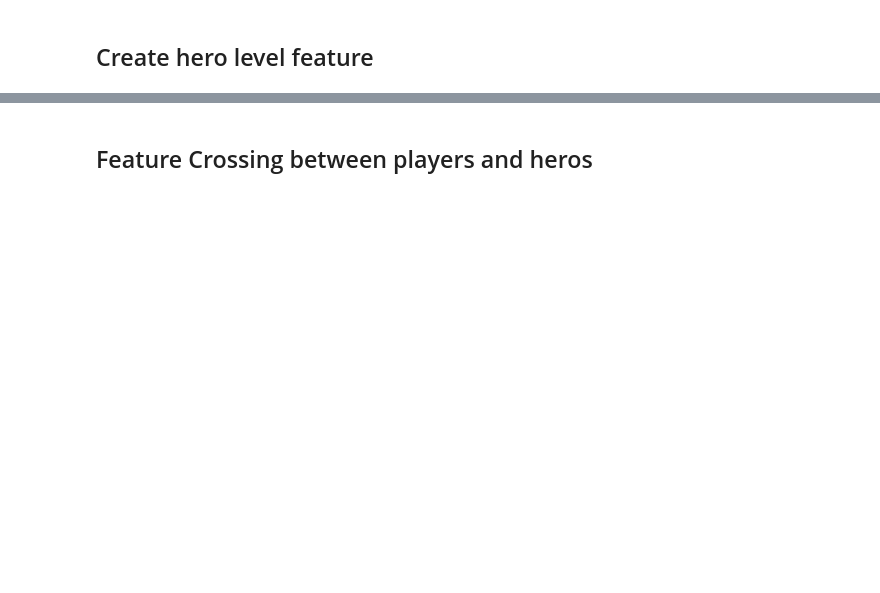
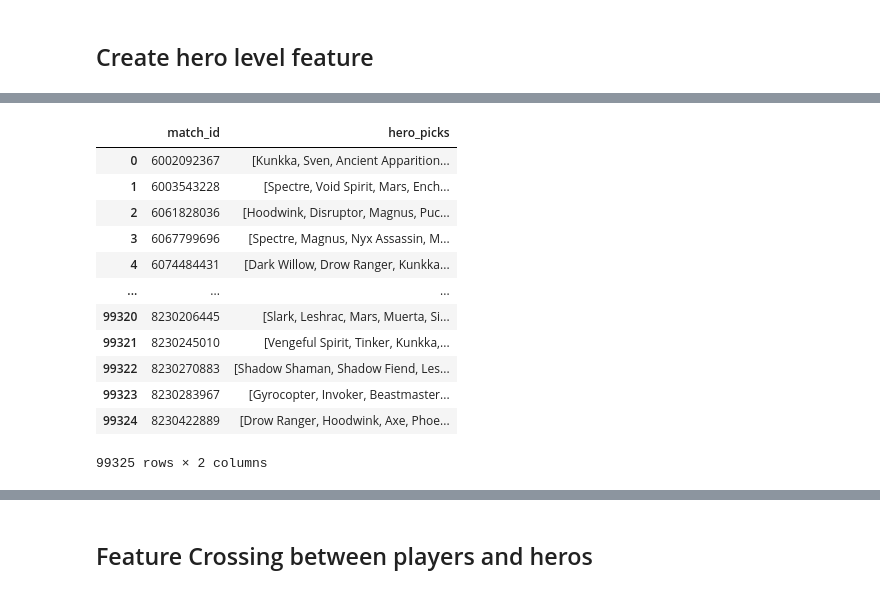
Before and after one commit to Haochen92/dota2pred, a Jupyter notebook: backend/notebooks/feature_engineering.ipynb, the cells around one changed output, grey strips where cells are left out. Drawn from its saved outputs; the diff is of its cells as text; code cells hidden in the pictures; blank space fills up the shorter version.

```diff
--- a/backend/notebooks/feature_engineering.ipynb
+++ b/backend/notebooks/feature_engineering.ipynb
@@ -290,0 +294,21 @@ with Session(engine) as session:
+# %%
+hero_features = pd.read_sql(
+    "SELECT * FROM hero_features",
+    con=engine
+)
+
+hero_features
+# %% [output]
+|  | match_id | hero_picks |
+| 0 | 6002092367 | [Kunkka, Sven, Ancient Apparition... |
+| 1 | 6003543228 | [Spectre, Void Spirit, Mars, Ench... |
+| 2 | 6061828036 | [Hoodwink, Disruptor, Magnus, Puc... |
+| 3 | 6067799696 | [Spectre, Magnus, Nyx Assassin, M... |
+| 4 | 6074484431 | [Dark Willow, Drow Ranger, Kunkka... |
+| ... | ... | ... |
+| 99320 | 8230206445 | [Slark, Leshrac, Mars, Muerta, Si... |
+| 99321 | 8230245010 | [Vengeful Spirit, Tinker, Kunkka,... |
+| 99322 | 8230270883 | [Shadow Shaman, Shadow Fiend, Les... |
+| 99323 | 8230283967 | [Gyrocopter, Invoker, Beastmaster... |
+| 99324 | 8230422889 | [Drow Ranger, Hoodwink, Axe, Phoe... |
+99325 rows × 2 columns
```
Also changed, not shown: parts of 31 cells of this notebook.
